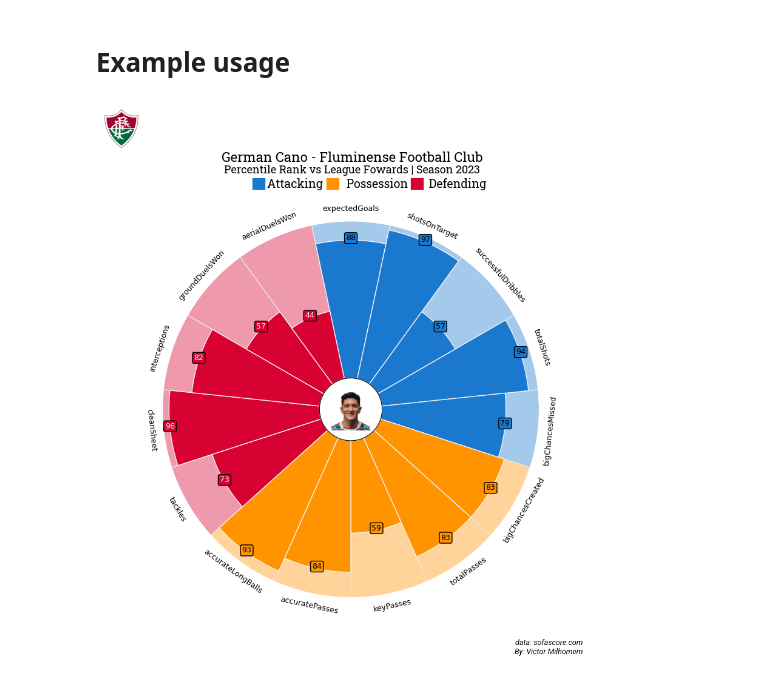
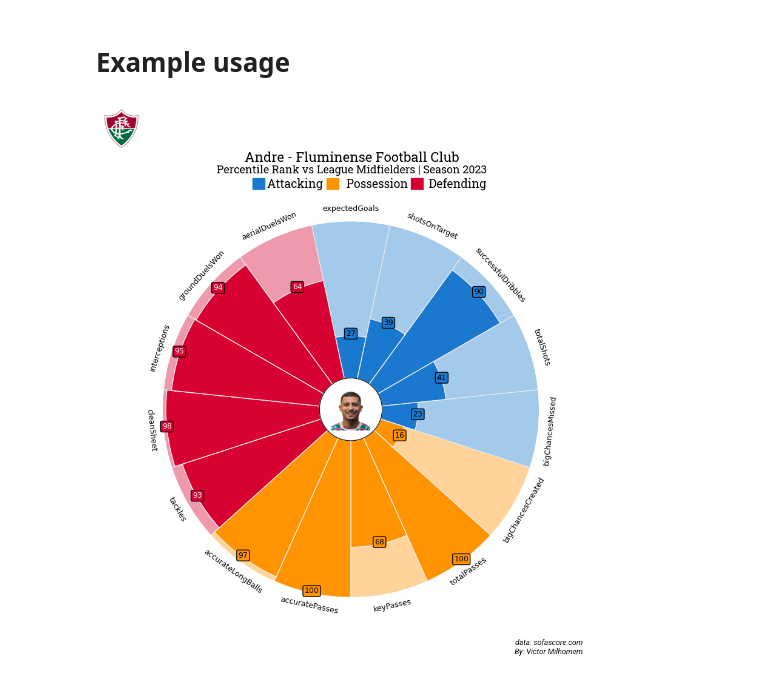
Before and after one commit to VictorMilhomem/Sofascore-Plots-Notebooks, a Jupyter notebook: src/pizza_plot.ipynb, the cells around one changed output. Saved outputs shown, nothing was run; the diff lists cells and outputs as text; code cells hidden in the pictures.

Commit message:
image player from url

```diff
--- a/src/pizza_plot.ipynb
+++ b/src/pizza_plot.ipynb
@@ -142,8 +143,8 @@ def create_pizza_plot(values, params, title, subtitle, slice_colors, text_colors
 # %% [markdown]
 # Example usage
 # %%
-folder_path = 'Brazil'
-dataset_types = ['attack', 'defense', 'keepers', 'passing', 'others', 'players_info']
+folder_path = '325'
+dataset_types = ['attack', 'defense', 'keepers', 'passing', 'others', 'players_info', 'teams_info']
 
 dfs = read_datasets(folder_path, dataset_types)
 
@@ -153,11 +154,12 @@ keepers_df = drop_columns(dfs['keepers'], ['team.id', 'rating'])
 passing_df = drop_columns(dfs['passing'], ['team.id', 'rating'])
 others_df = drop_columns(dfs['others'], ['team.id', 'rating'])
 player_info_df = dfs['players_info']
+teams_info_df = dfs['teams_info']
 # %%
 merged_df = merge_dataframes([player_info_df, attack_df, defense_df, keepers_df, passing_df, others_df], 'player.id')
 
 # filter player
-merged_df = merged_df.loc[(merged_df['position'] == 'F') & (merged_df['appearances'] >= 5)]
+merged_df = merged_df.loc[(merged_df['position'] == 'M') & (merged_df['appearances'] >= 5)]
 # %%
 cols_filter = merged_df.filter([
                             'expectedGoals',  'shotsOnTarget', 'successfulDribbles', 'totalShots', 'bigChancesMissed',
@@ -167,27 +169,28 @@ cols_filter = merged_df.filter([
 
 params = get_params_list(merged_df, cols_filter)
 # %%
-player_id = 33238
+player_id = 1035996
 team_id = 1961
 player = get_player(player_id, merged_df, cols_filter)
 values = calculate_percintiles(params, merged_df, player)
 
 # Define your parameters
 slice_colors = ["#1A78CF"] * 5 + ["#FF9300"] * 5 + ["#D70232"] * 5
 text_colors = ["#000000"] * 10 + ["#F2F2F2"] * 5
-player_image_path = f'players_images\\Brazil\\{player_id}.png'
-team_image_path = f'teams_images\\Brazil\\{team_id}.png'
+player_image_path = merged_df.loc[(merged_df['player.id'] == player_id)]['player.image'].values[0]
 
-# open image
-player_image = Image.open(player_image_path)
-team_image = Image.open(team_image_path)
+team_image_path = teams_info_df.loc[(teams_info_df['team.id'] == team_id)]['team.image'].values[0]
+
+#open image
+player_image = Image.open(urlopen(player_image_path))
+team_image = Image.open(urlopen(team_image_path))
 
 
 # Create the PyPizza plot
-title = "German Cano - Fluminense Football Club"
-subtitle = "Percentile Rank vs League Fowards | Season 2023"
+title = "Andre - Fluminense Football Club"
+subtitle = "Percentile Rank vs League Midfielders | Season 2023"
 
 create_pizza_plot(values, params, title, subtitle, slice_colors, text_colors, player_image, team_image)
 plt.show()
 # %% [output]
-[figure, old version]
+[figure, new version]
```
Also changed, not shown: parts of 1 cell of this notebook, 28 other files.
